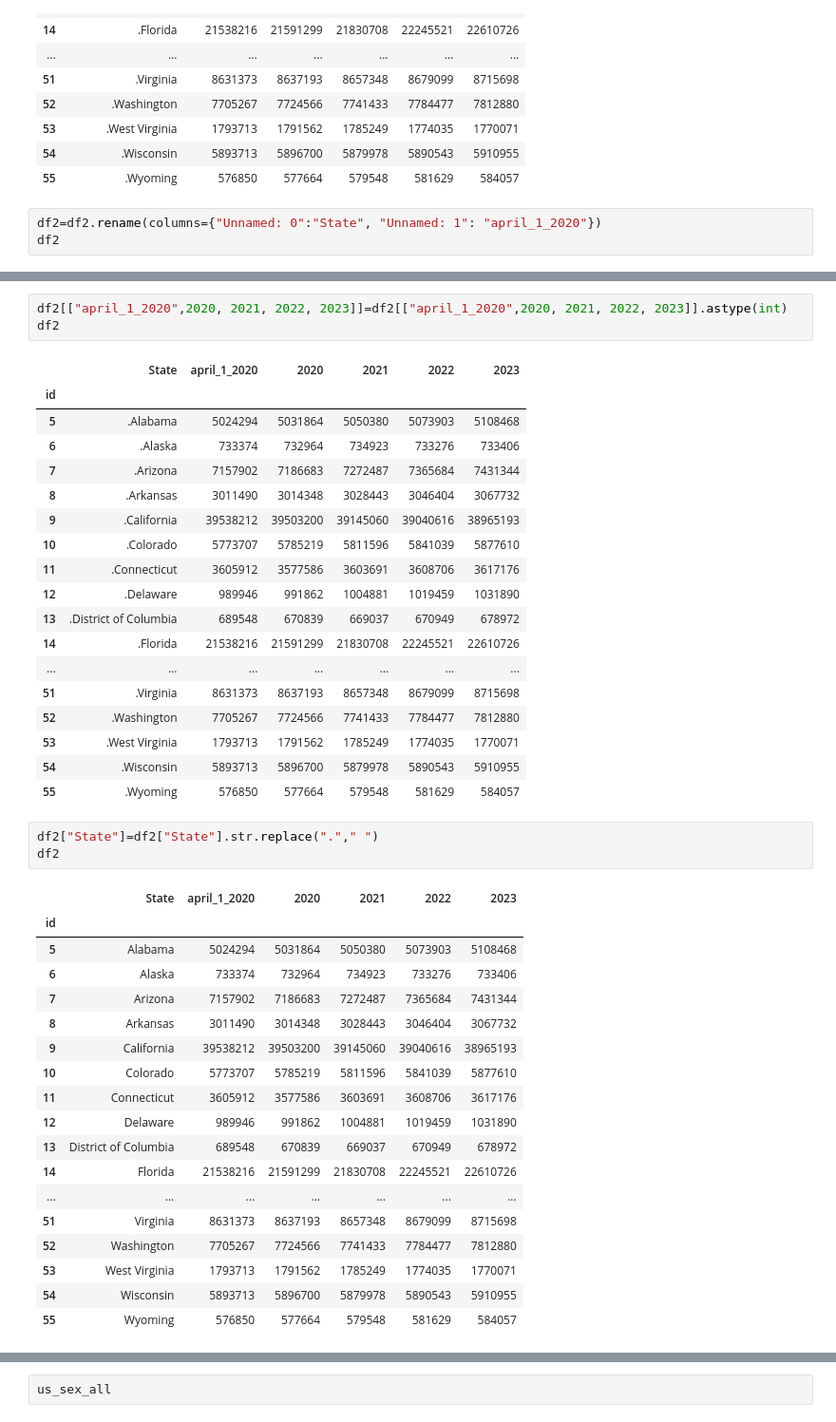
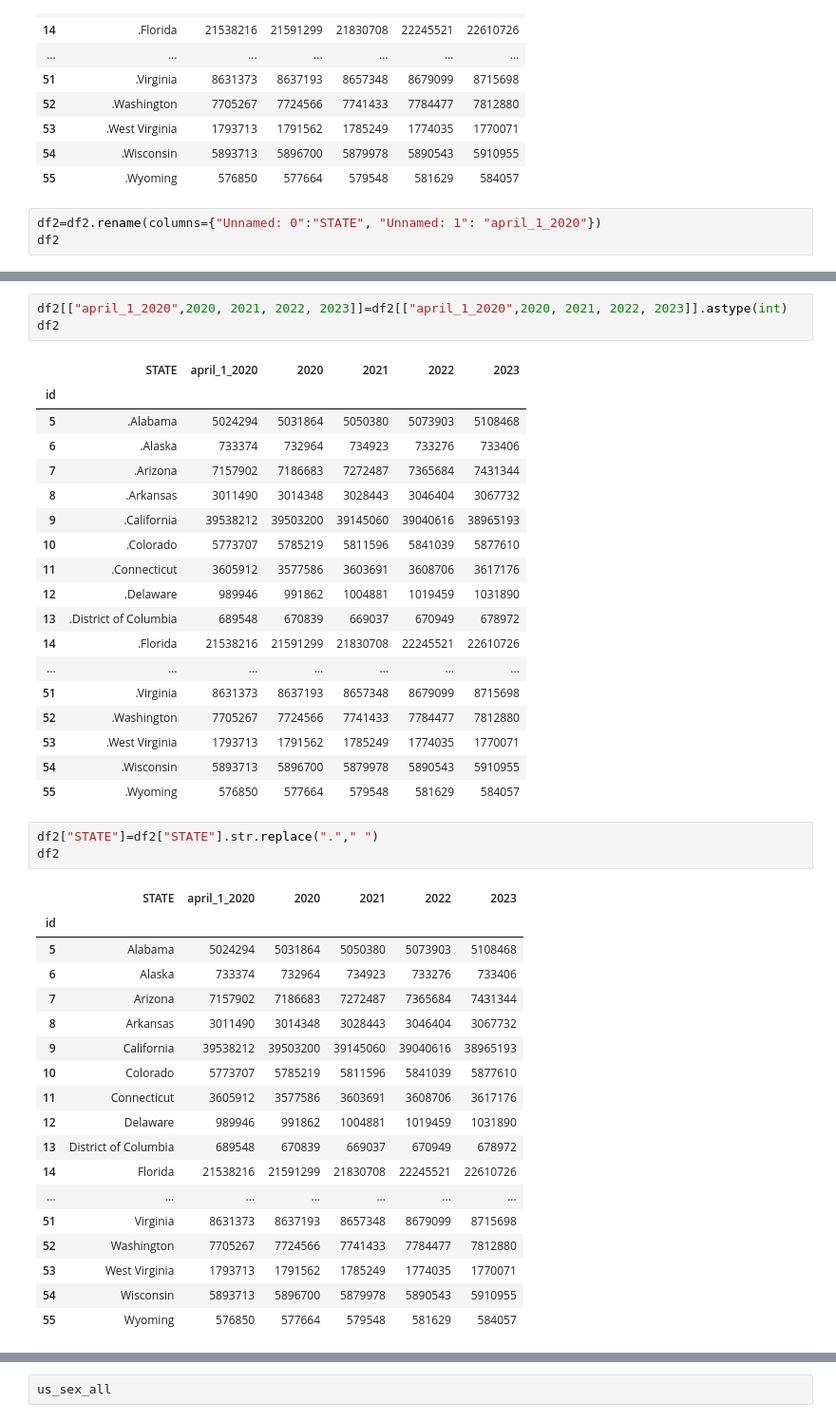
Before and after one commit to Bgrlgymnast/project-3-data-ethics-group4, a Jupyter notebook: Team4-COVID.ipynb, the cells around one changed output, grey strips where cells are left out. Shown: that part at 95% size. Cells and saved outputs as stored; diff of their text form.

```diff
--- a/Team4-COVID.ipynb
+++ b/Team4-COVID.ipynb
@@ -225,6 +229,6 @@ df2
 | 54 | .Wisconsin | 5893713 | 5896700 | 5879978 | 5890543 | 5910955 |
 | 55 | .Wyoming | 576850 | 577664 | 579548 | 581629 | 584057 |
 # %%
-df2=df2.rename(columns={"Unnamed: 0":"State", "Unnamed: 1": "april_1_2020"})
+df2=df2.rename(columns={"Unnamed: 0":"STATE", "Unnamed: 1": "april_1_2020"})
 df2
 # %% [output]
@@ -276,7 +280,7 @@ Index(['State', 'april_1_2020', 2020, 2021, 2022, 2023], dtype='object')
 df2[["april_1_2020",2020, 2021, 2022, 2023]]=df2[["april_1_2020",2020, 2021, 2022, 2023]].astype(int)
 df2
 # %% [output]
-|  | State | april_1_2020 | 2020 | 2021 | 2022 | 2023 |
+|  | STATE | april_1_2020 | 2020 | 2021 | 2022 | 2023 |
 | id |  |  |  |  |  |  |
 | 5 | .Alabama | 5024294 | 5031864 | 5050380 | 5073903 | 5108468 |
 | 6 | .Alaska | 733374 | 732964 | 734923 | 733276 | 733406 |
@@ -295,10 +299,10 @@ df2
 | 54 | .Wisconsin | 5893713 | 5896700 | 5879978 | 5890543 | 5910955 |
 | 55 | .Wyoming | 576850 | 577664 | 579548 | 581629 | 584057 |
 # %%
-df2["State"]=df2["State"].str.replace("."," ")
+df2["STATE"]=df2["STATE"].str.replace("."," ")
 df2
 # %% [output]
-|  | State | april_1_2020 | 2020 | 2021 | 2022 | 2023 |
+|  | STATE | april_1_2020 | 2020 | 2021 | 2022 | 2023 |
 | id |  |  |  |  |  |  |
 | 5 | Alabama | 5024294 | 5031864 | 5050380 | 5073903 | 5108468 |
 | 6 | Alaska | 733374 | 732964 | 734923 | 733276 | 733406 |
```
Also changed, not shown: parts of 24 cells of this notebook, 11 other files.
